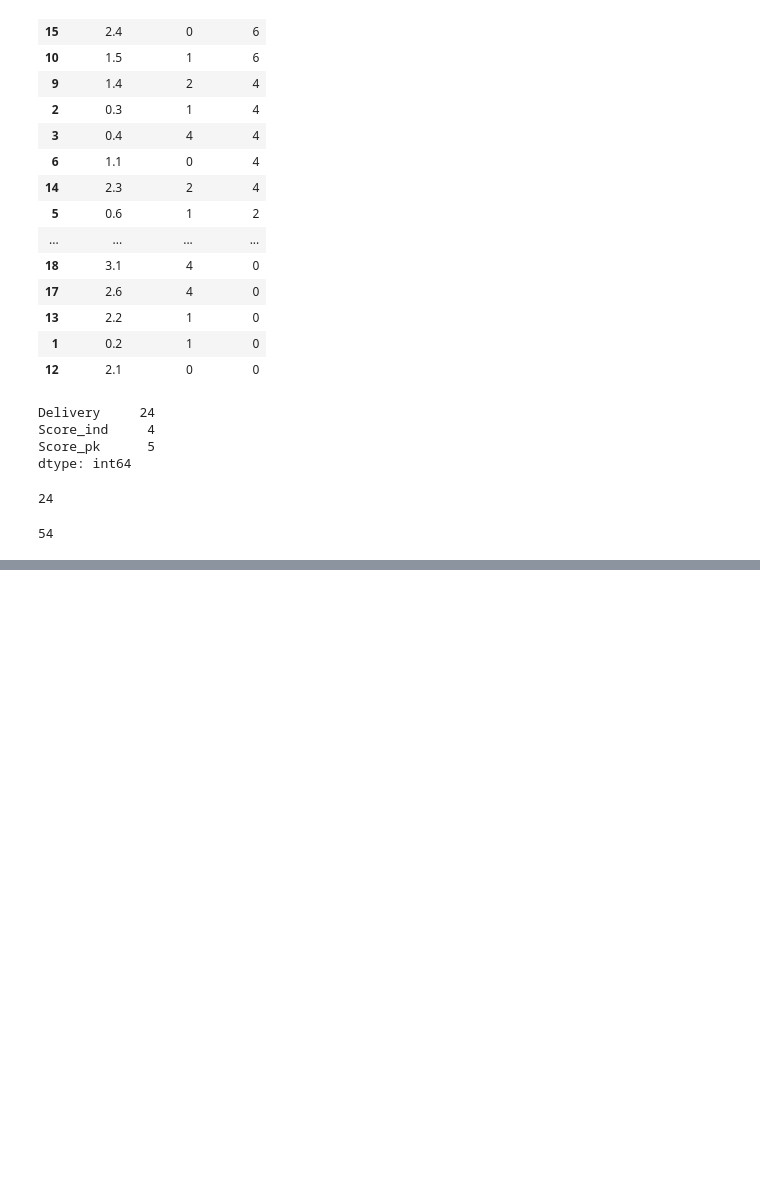
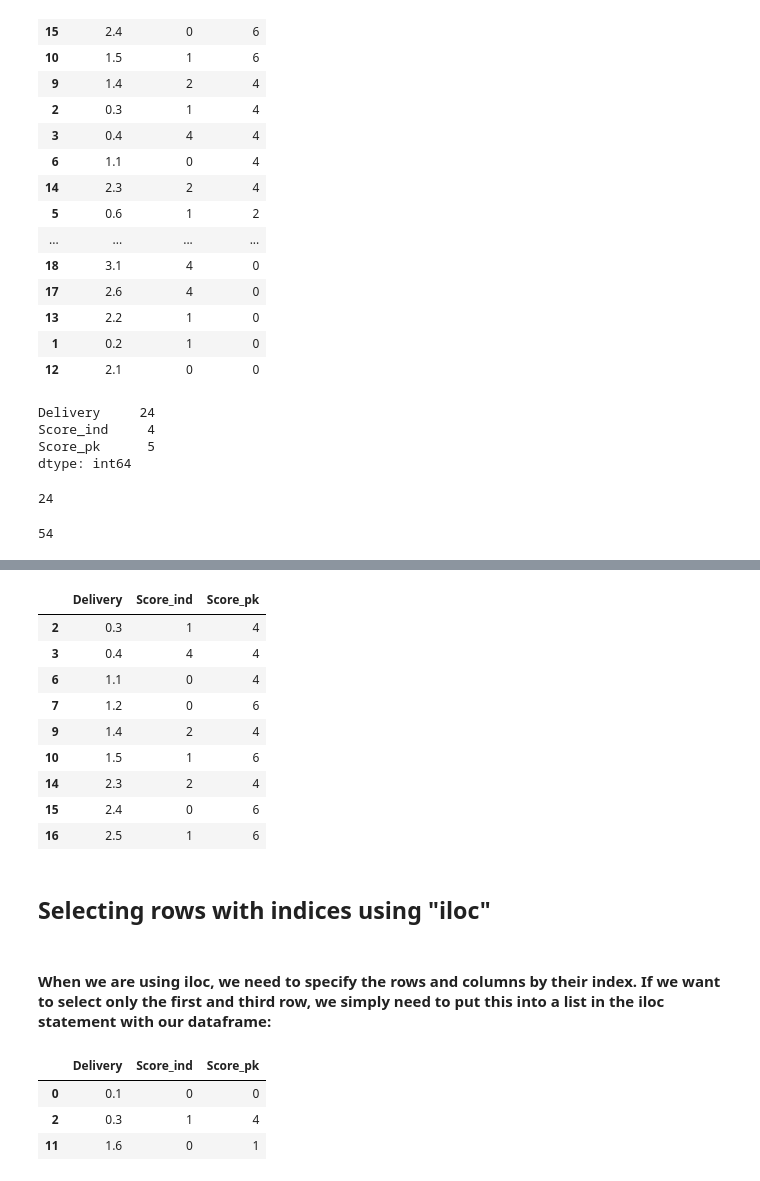
Before and after one commit to gaurab777/cloudservice_python, a Jupyter notebook: DataScience_Libraries/Numpy_Pandas.ipynb, the cells around one changed output, grey strips where cells are left out. Saved outputs shown, nothing was run; the diff lists cells and outputs as text; code cells hidden in the pictures; blank space fills up the shorter version.

```diff
--- a/DataScience_Libraries/Numpy_day6.ipynb
+++ b/DataScience_Libraries/Numpy_Pandas.ipynb
@@ -509,0 +606,25 @@ sum(df6['Score_pk'])
+# %%
+df6[df6['Score_pk'] >= 4]
+# %% [output]
+|  | Delivery | Score_ind | Score_pk |
+| 2 | 0.3 | 1 | 4 |
+| 3 | 0.4 | 4 | 4 |
+| 6 | 1.1 | 0 | 4 |
+| 7 | 1.2 | 0 | 6 |
+| 9 | 1.4 | 2 | 4 |
+| 10 | 1.5 | 1 | 6 |
+| 14 | 2.3 | 2 | 4 |
+| 15 | 2.4 | 0 | 6 |
+| 16 | 2.5 | 1 | 6 |
+# %% [markdown]
+## Selecting rows with indices using "iloc"
+# %% [markdown]
+#### When we are using iloc, we need to specify the rows and columns by their index. If we want to select only the first and third row, we simply need to put this into a list in the iloc statement with our dataframe:
+# %%
+# select rows with indexes
+df6.iloc[[0,2,11]]
+# %% [output]
+|  | Delivery | Score_ind | Score_pk |
+| 0 | 0.1 | 0 | 0 |
+| 2 | 0.3 | 1 | 4 |
+| 11 | 1.6 | 0 | 1 |
```
Also changed, not shown: parts of 14 cells of this notebook, 2 other files.
